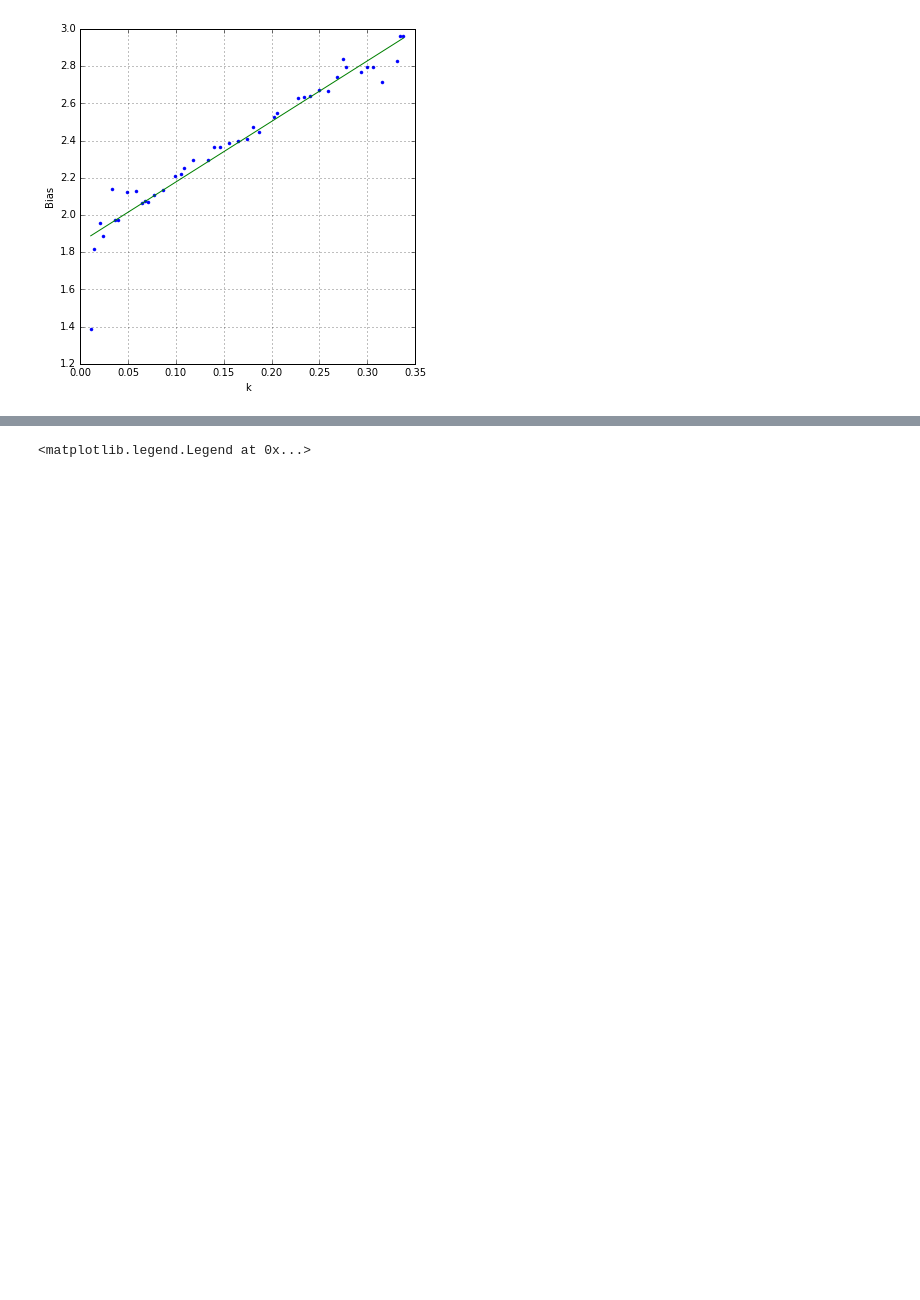
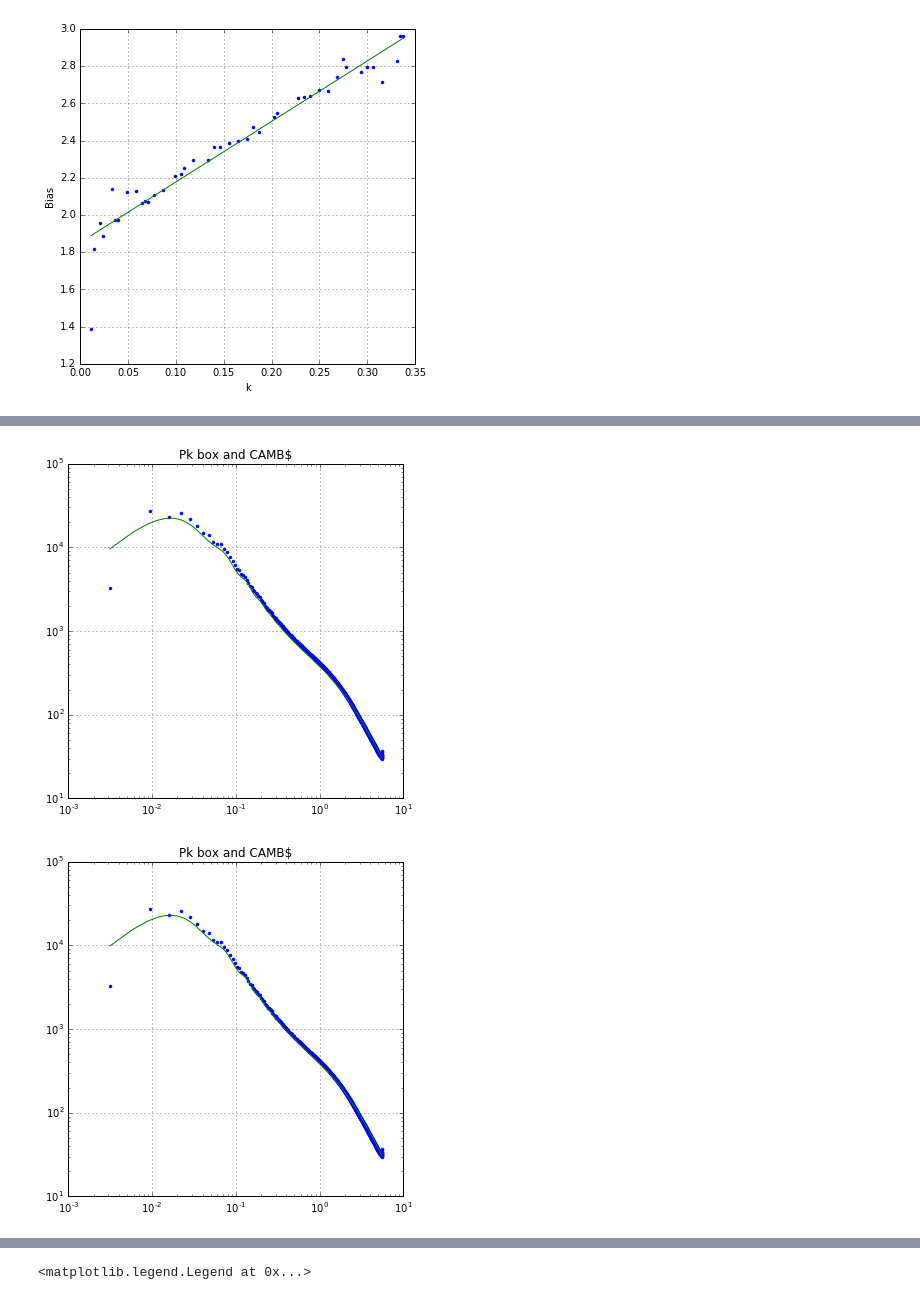
Before and after one commit to NATYML/Power-spectrum, a Jupyter notebook: CAMB/Bias.ipynb, the cells around one changed output, grey strips where cells are left out. Saved outputs shown, nothing was run; the diff lists cells and outputs as text; code cells hidden in the pictures; blank space fills up the shorter version.

```diff
--- a/CAMB/Bias.ipynb
+++ b/CAMB/Bias.ipynb
@@ -549,6 +558,24 @@ plt.savefig("./Pk_1e13.png")
 [figure]
 [figure]
 [figure]
+# %%
+#*****************************************************************************************
+plt.figure(figsize=(6,6))
+plt.loglog( Pk_box[:,0], Pk_box[:,1],"." )
+plt.loglog( k, N_MDPL*Pnl(k),"-" )
+plt.title("Pk box and CAMB$")
+plt.grid()
+
+
+#*****************************************************************************************
+plt.figure(figsize=(6,6))
+plt.loglog( Pk_box[:,0], Pk_box[:,1],"." )
+plt.loglog( k, Pnl(k),"-" )
+plt.title("Pk box and CAMB$")
+plt.grid()
+# %% [output]
+[figure, added]
+[figure, added]
 # %%
 #*****************************************************************************************
 plt.figure(figsize=(6,6))
```
Also changed, not shown: parts of 6 cells of this notebook, 7 other files.
